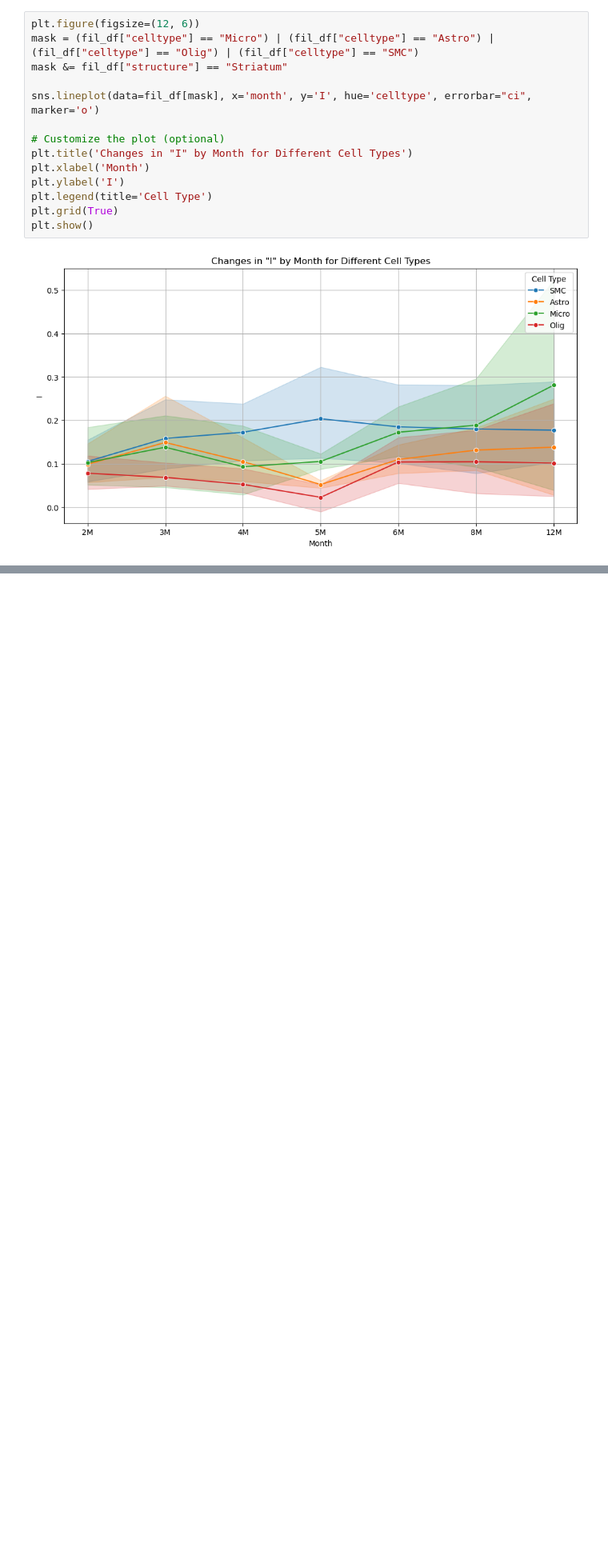
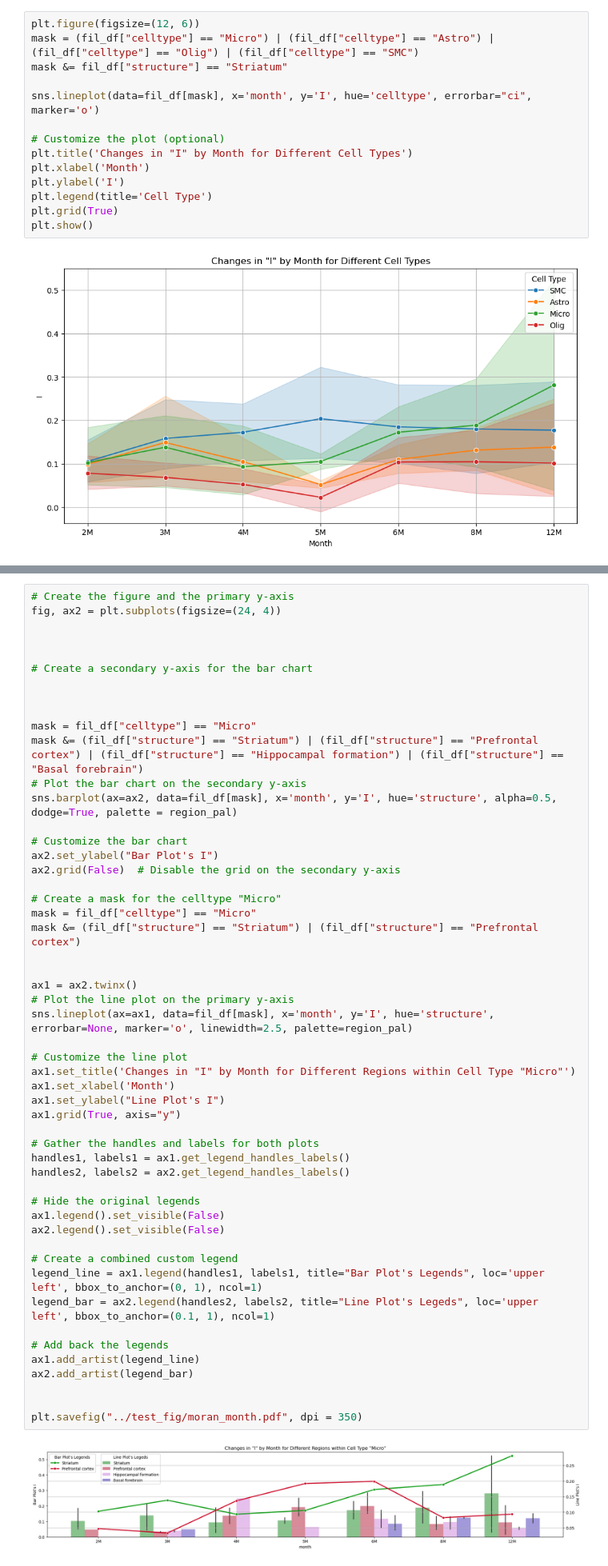
Before and after one commit to Biogod2020/gold_index, a Jupyter notebook: workflow/moran_result_summary.ipynb, the cells around one changed output, grey strips where cells are left out. Shown at 80% size. Drawn from its saved outputs; the diff is of its cells as text; blank space fills up the shorter version.

```diff
--- a/workflow/moran_result_summary.ipynb
+++ b/workflow/moran_result_summary.ipynb
@@ -250,0 +304,54 @@ plt.show()
+# %%
+# Create the figure and the primary y-axis
+fig, ax2 = plt.subplots(figsize=(24, 4))
+
+
+
+# Create a secondary y-axis for the bar chart
+
+
+
+mask = fil_df["celltype"] == "Micro"
+mask &= (fil_df["structure"] == "Striatum") | (fil_df["structure"] == "Prefrontal cortex") | (fil_df["structure"] == "Hippocampal formation") | (fil_df["structure"] == "Basal forebrain")
+# Plot the bar chart on the secondary y-axis
+sns.barplot(ax=ax2, data=fil_df[mask], x='month', y='I', hue='structure', alpha=0.5, dodge=True, palette = region_pal)
+
+# Customize the bar chart
+ax2.set_ylabel("Bar Plot's I")
+ax2.grid(False)  # Disable the grid on the secondary y-axis
+
+# Create a mask for the celltype "Micro"
+mask = fil_df["celltype"] == "Micro"
+mask &= (fil_df["structure"] == "Striatum") | (fil_df["structure"] == "Prefrontal cortex")
+
+
+ax1 = ax2.twinx()
+# Plot the line plot on the primary y-axis
+sns.lineplot(ax=ax1, data=fil_df[mask], x='month', y='I', hue='structure', errorbar=None, marker='o', linewidth=2.5, palette=region_pal)
+
+# Customize the line plot
+ax1.set_title('Changes in "I" by Month for Different Regions within Cell Type "Micro"')
+ax1.set_xlabel('Month')
+ax1.set_ylabel("Line Plot's I")
+ax1.grid(True, axis="y")
+
+# Gather the handles and labels for both plots
+handles1, labels1 = ax1.get_legend_handles_labels()
+handles2, labels2 = ax2.get_legend_handles_labels()
+
+# Hide the original legends
+ax1.legend().set_visible(False)
+ax2.legend().set_visible(False)
+
+# Create a combined custom legend
+legend_line = ax1.legend(handles1, labels1, title="Bar Plot's Legends", loc='upper left', bbox_to_anchor=(0, 1), ncol=1)
+legend_bar = ax2.legend(handles2, labels2, title="Line Plot's Legeds", loc='upper left', bbox_to_anchor=(0.1, 1), ncol=1)
+
+# Add back the legends
+ax1.add_artist(legend_line)
+ax2.add_artist(legend_bar)
+
+
+plt.savefig("../test_fig/moran_month.pdf", dpi = 350)
+# %% [output]
+[figure, added]
```
Also changed, not shown: parts of 12 cells of this notebook, 7 other files.
